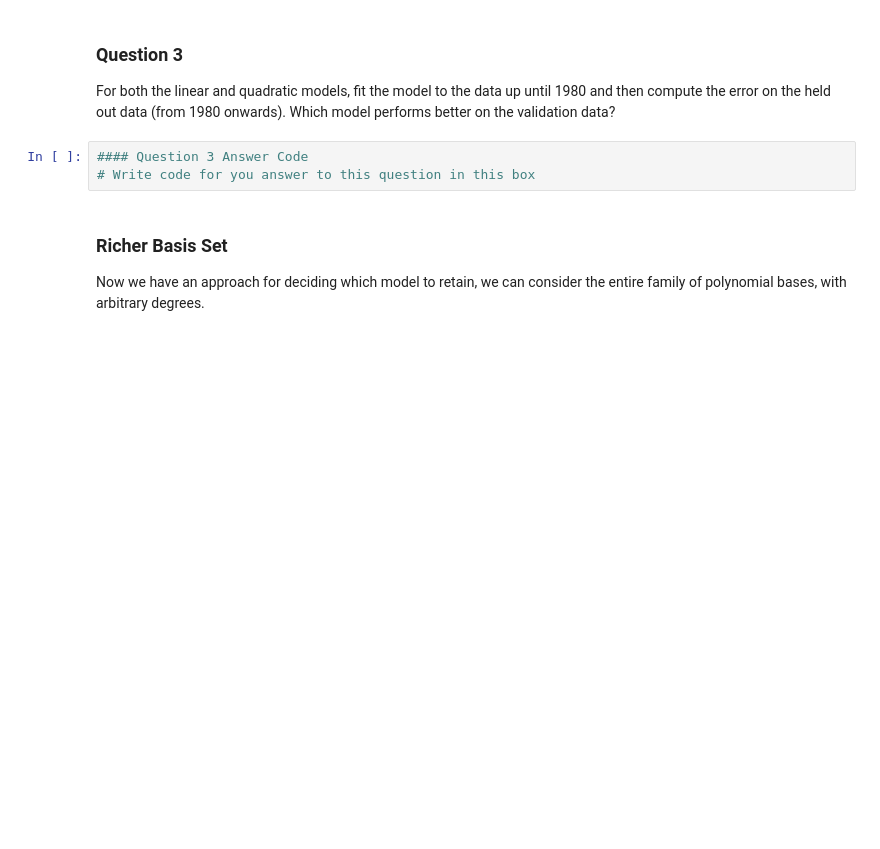
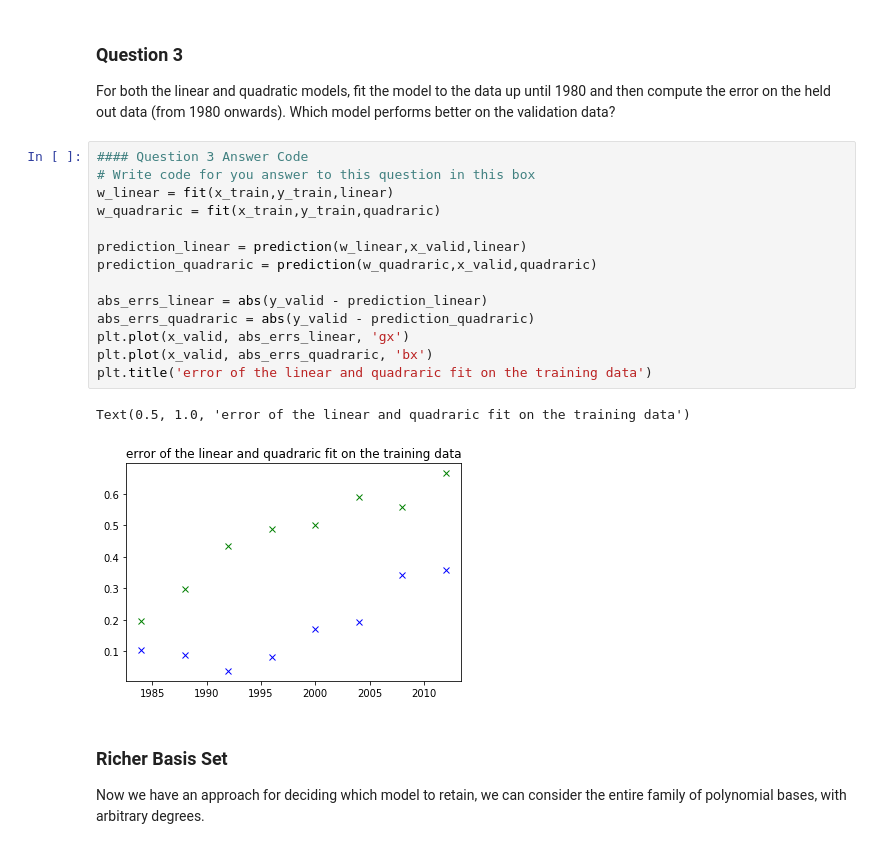
Before and after one commit to maalvarezl/MLAI, a Jupyter notebook: Lab 5 - Generalisation.ipynb, the cells around one changed output. Cells and saved outputs as stored; diff of their text form; blank space fills up the shorter version.

Commit message:
q3 answer

```diff
--- a/Lab 5 - Generalisation.ipynb
+++ b/Lab 5 - Generalisation.ipynb
@@ -208,9 +208,23 @@ y_valid = np.take(y, indices_hold_out, axis=0)
 ### Question 3
 
 For both the linear and quadratic models, fit the model to the data up until 1980 and then compute the error on the held out data (from 1980 onwards). Which model performs better on the validation data?
-# %%
-#### Question 3 Answer Code
-# Write code for you answer to this question in this box
+# %%
+#### Question 3 Answer Code
+# Write code for you answer to this question in this box
+w_linear = fit(x_train,y_train,linear)
+w_quadraric = fit(x_train,y_train,quadraric)
+
+prediction_linear = prediction(w_linear,x_valid,linear)
+prediction_quadraric = prediction(w_quadraric,x_valid,quadraric)
+
+abs_errs_linear = abs(y_valid - prediction_linear)
+abs_errs_quadraric = abs(y_valid - prediction_quadraric)
+plt.plot(x_valid, abs_errs_linear, 'gx')
+plt.plot(x_valid, abs_errs_quadraric, 'bx')
+plt.title('error of the linear and quadraric fit on the training data')
+# %% [output]
+Text(0.5, 1.0, 'error of the linear and quadraric fit on the training data')
+[figure, added]
 # %% [markdown]
 ### Richer Basis Set
 
```
Also changed, not shown: parts of 1 cell of this notebook.
